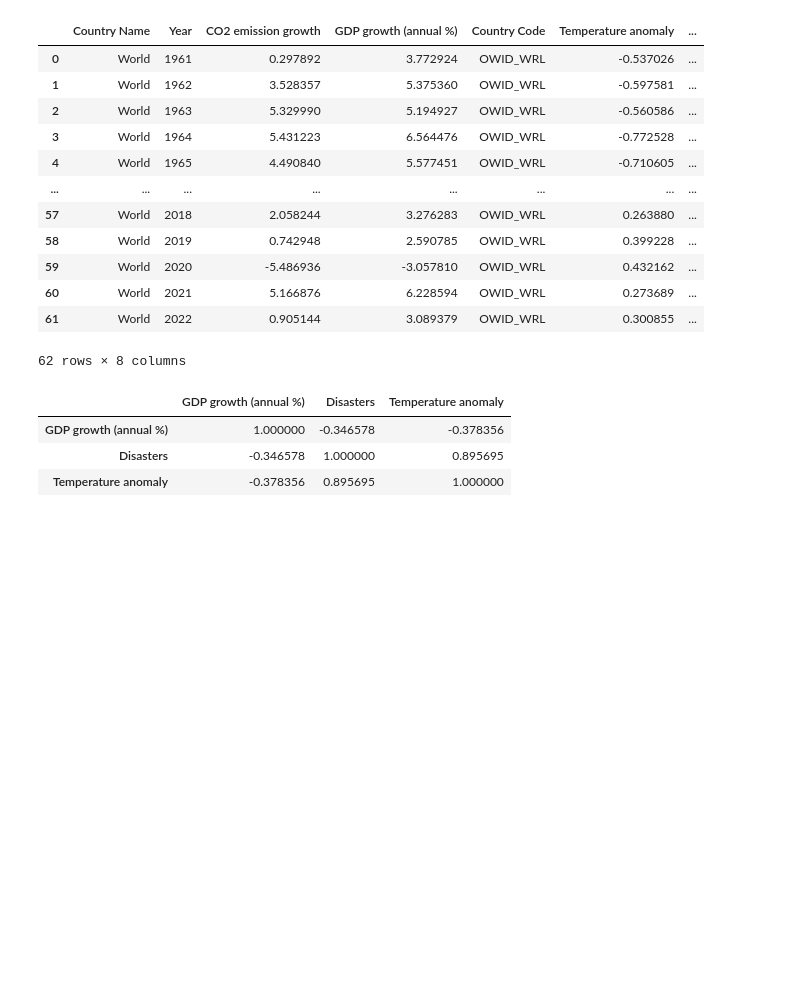
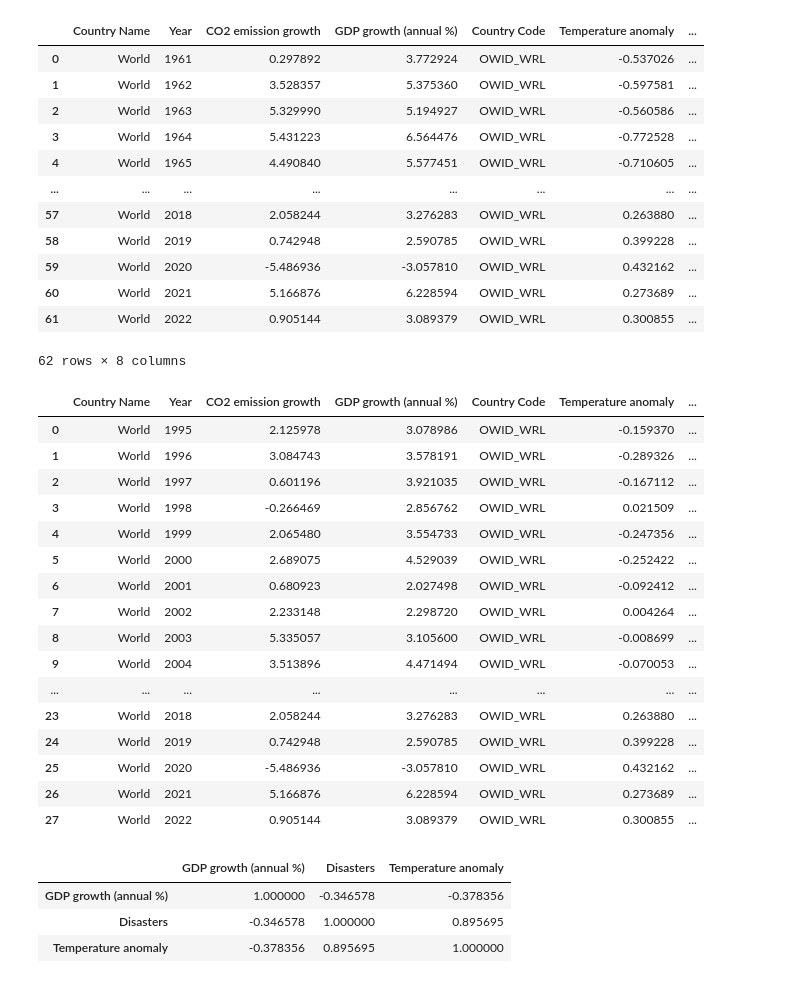
Before and after one commit to dongdongju01/py_project_2024, a Jupyter notebook: final.ipynb, the cells around one changed output. Cells and saved outputs as stored; diff of their text form; code cells hidden in the pictures; blank space fills up the shorter version.

```diff
--- a/final.ipynb
+++ b/final.ipynb
@@ -447,6 +462,29 @@ merged_world
 | 60 | World | 2021 | 5.166876 | 6.228594 | OWID_WRL | 0.273689 | ... |
 | 61 | World | 2022 | 0.905144 | 3.089379 | OWID_WRL | 0.300855 | ... |
 62 rows × 8 columns
+# %%
+merged_world_include_industry = pd.merge(merged_world,
+                                         world_industry[["Country Name", "Year", "Industry Value (annual %)"]],
+                                         on = ["Country Name", "Year"])
+merged_world_include_industry
+# %% [output]
+|  | Country Name | Year | CO2 emission growth | GDP growth (annual %) | Country Code | Temperature anomaly | ... |
+| 0 | World | 1995 | 2.125978 | 3.078986 | OWID_WRL | -0.159370 | ... |
+| 1 | World | 1996 | 3.084743 | 3.578191 | OWID_WRL | -0.289326 | ... |
+| 2 | World | 1997 | 0.601196 | 3.921035 | OWID_WRL | -0.167112 | ... |
+| 3 | World | 1998 | -0.266469 | 2.856762 | OWID_WRL | 0.021509 | ... |
+| 4 | World | 1999 | 2.065480 | 3.554733 | OWID_WRL | -0.247356 | ... |
+| 5 | World | 2000 | 2.689075 | 4.529039 | OWID_WRL | -0.252422 | ... |
+| 6 | World | 2001 | 0.680923 | 2.027498 | OWID_WRL | -0.092412 | ... |
+| 7 | World | 2002 | 2.233148 | 2.298720 | OWID_WRL | 0.004264 | ... |
+| 8 | World | 2003 | 5.335057 | 3.105600 | OWID_WRL | -0.008699 | ... |
+| 9 | World | 2004 | 3.513896 | 4.471494 | OWID_WRL | -0.070053 | ... |
+| ... | ... | ... | ... | ... | ... | ... | ... |
+| 23 | World | 2018 | 2.058244 | 3.276283 | OWID_WRL | 0.263880 | ... |
+| 24 | World | 2019 | 0.742948 | 2.590785 | OWID_WRL | 0.399228 | ... |
+| 25 | World | 2020 | -5.486936 | -3.057810 | OWID_WRL | 0.432162 | ... |
+| 26 | World | 2021 | 5.166876 | 6.228594 | OWID_WRL | 0.273689 | ... |
+| 27 | World | 2022 | 0.905144 | 3.089379 | OWID_WRL | 0.300855 | ... |
 # %%
 correlation = merged_world[["GDP growth (annual %)",
                       "Disasters",
```
Also changed, not shown: parts of 8 cells of this notebook.
